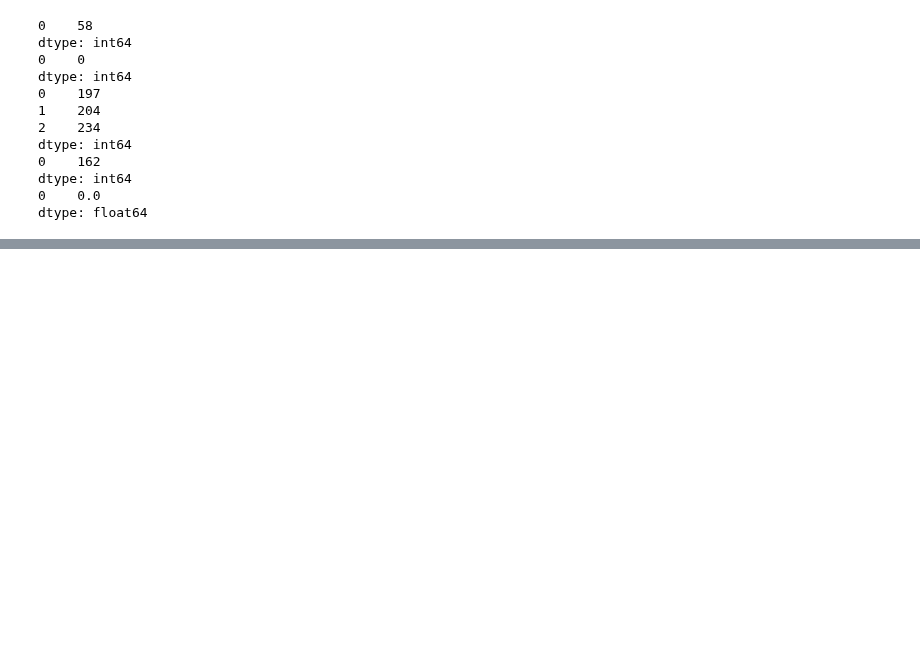
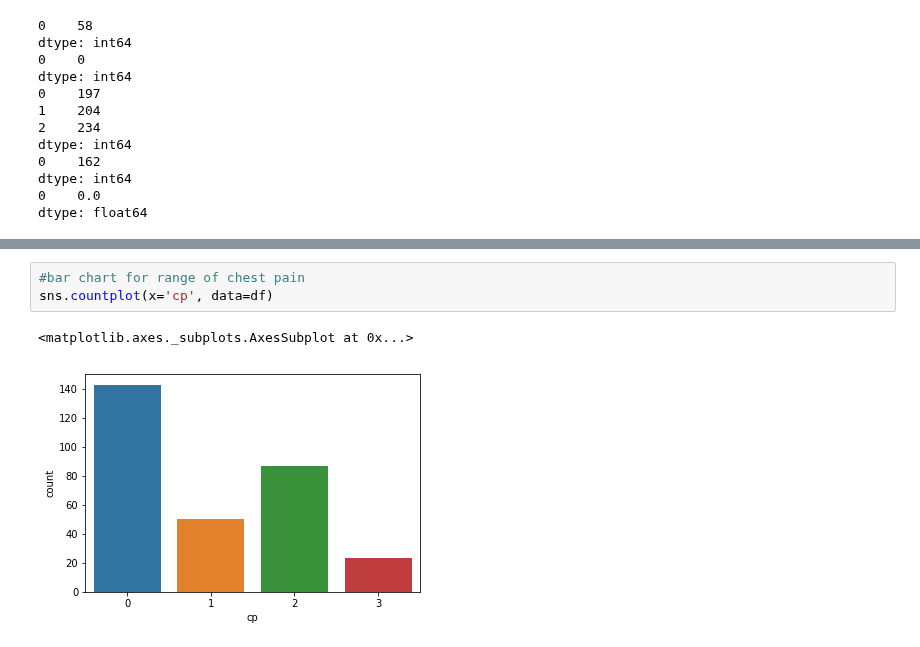
Before and after one commit to prasantib/docsaiprassu, a Jupyter notebook: Individual Project.ipynb, the cells around one changed output, grey strips where cells are left out. Saved outputs shown, nothing was run; the diff lists cells and outputs as text; blank space fills up the shorter version.

```diff
--- a/Individual Project.ipynb
+++ b/Individual Project.ipynb
@@ -77,0 +89,6 @@ dtype: float64
+# %%
+#bar chart for range of chest pain
+sns.countplot(x='cp', data=df)
+# %% [output]
+<matplotlib.axes._subplots.AxesSubplot at 0x...>
+[figure, added]
```
Also changed, not shown: parts of 12 cells of this notebook.
